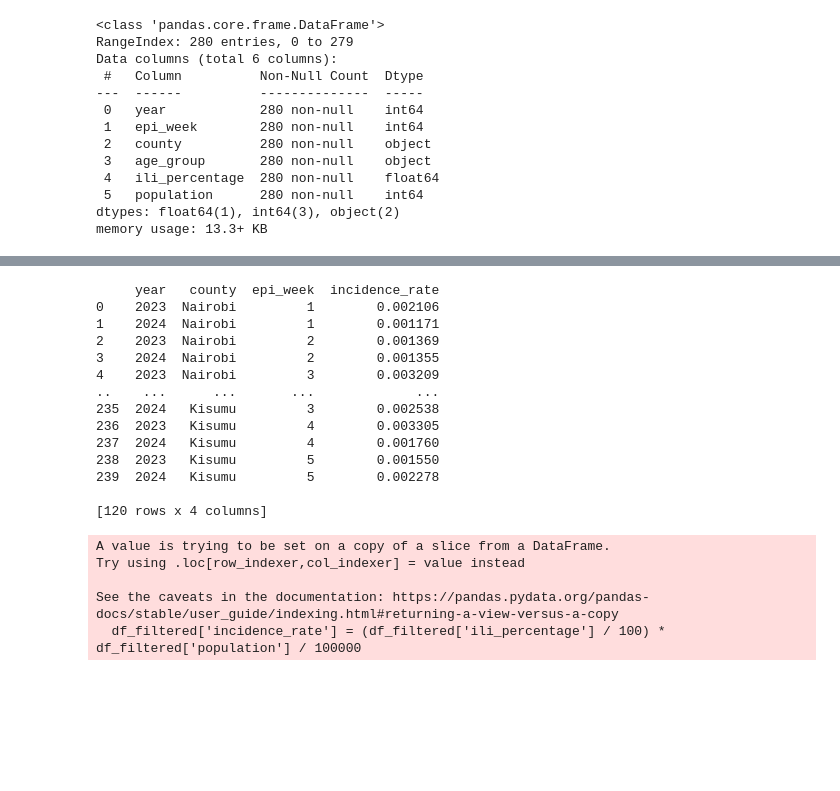
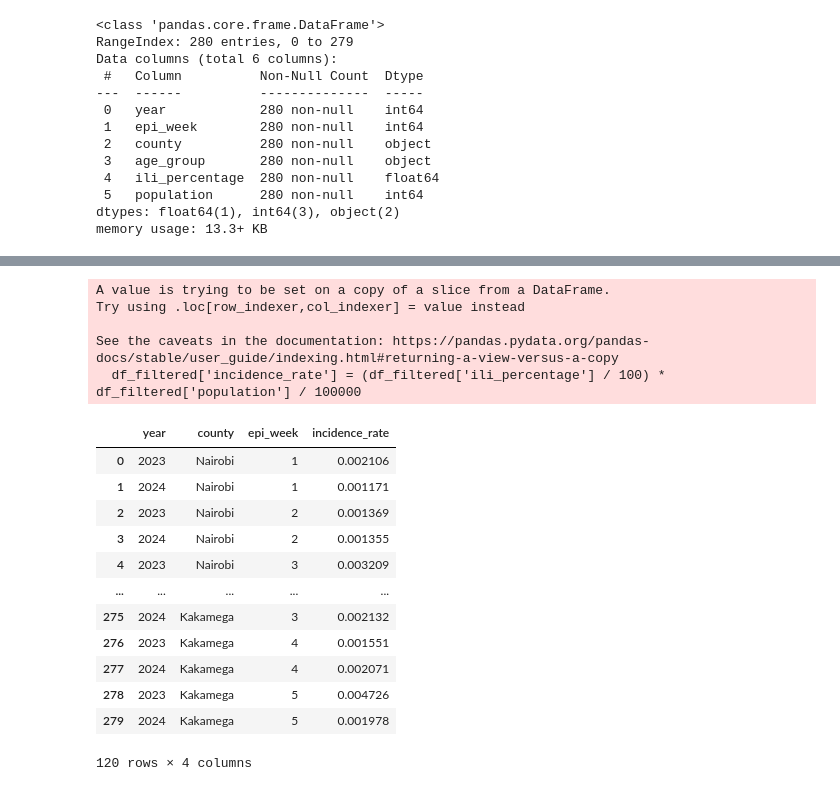
Before and after one commit to JOHNMARK-cmd/Epi_Task_Data_Intern, a Jupyter notebook: Epidemiology_CEMA.ipynb, the cells around one changed output, grey strips where cells are left out. Drawn from its saved outputs; the diff is of its cells as text; code cells hidden in the pictures; blank space fills up the shorter version.

```diff
--- a/Epidemiology_CEMA.ipynb
+++ b/Epidemiology_CEMA.ipynb
@@ -120,33 +117,32 @@ Number of Cases
 # %%
-# Select three counties for analysis (replace 'County1', 'County2', etc. with actual county names)
-counties_of_interest = ['Kisumu', 'Mombasa', 'Nairobi']
+# Select three counties for analysis
+counties_of_interest = ['Kakamega', 'Machakos', 'Nairobi']
 
 # Filter data for those counties
 df_filtered = df[df['county'].isin(counties_of_interest)]
 
 # Calculate incidence rate (assuming 'ili_percentage' represents the proportion of cases)
 df_filtered['incidence_rate'] = (df_filtered['ili_percentage'] / 100) * df_filtered['population'] / 100000
 
 # Display incidence rate
 incidence_rates = df_filtered[['year', 'county', 'epi_week', 'incidence_rate']]
-print(incidence_rates)
+incidence_rates
 # %% [output]
-     year   county  epi_week  incidence_rate
-0    2023  Nairobi         1        0.002106
-1    2024  Nairobi         1        0.001171
-2    2023  Nairobi         2        0.001369
-3    2024  Nairobi         2        0.001355
-4    2023  Nairobi         3        0.003209
-..    ...      ...       ...             ...
-235  2024   Kisumu         3        0.002538
-236  2023   Kisumu         4        0.003305
-237  2024   Kisumu         4        0.001760
-238  2023   Kisumu         5        0.001550
-239  2024   Kisumu         5        0.002278
+A value is trying to be set on a copy of a slice from a DataFrame.
+Try using .loc[row_indexer,col_indexer] = value instead
 
-[120 rows x 4 columns]
+See the caveats in the documentation: https://pandas.pydata.org/pandas-docs/stable/user_guide/indexing.html#returning-a-view-versus-a-copy
+  df_filtered['incidence_rate'] = (df_filtered['ili_percentage'] / 100) * df_filtered['population'] / 100000
+|  | year | county | epi_week | incidence_rate |
+| 0 | 2023 | Nairobi | 1 | 0.002106 |
+| 1 | 2024 | Nairobi | 1 | 0.001171 |
+| 2 | 2023 | Nairobi | 2 | 0.001369 |
+| 3 | 2024 | Nairobi | 2 | 0.001355 |
+| 4 | 2023 | Nairobi | 3 | 0.003209 |
+| ... | ... | ... | ... | ... |
+| 275 | 2024 | Kakamega | 3 | 0.002132 |
+| 276 | 2023 | Kakamega | 4 | 0.001551 |
+| 277 | 2024 | Kakamega | 4 | 0.002071 |
+| 278 | 2023 | Kakamega | 5 | 0.004726 |
+| 279 | 2024 | Kakamega | 5 | 0.001978 |
-A value is trying to be set on a copy of a slice from a DataFrame.
-Try using .loc[row_indexer,col_indexer] = value instead
-
-See the caveats in the documentation: https://pandas.pydata.org/pandas-docs/stable/user_guide/indexing.html#returning-a-view-versus-a-copy
-  df_filtered['incidence_rate'] = (df_filtered['ili_percentage'] / 100) * df_filtered['population'] / 100000
+120 rows × 4 columns
```
Also changed, not shown: parts of 15 cells of this notebook, 1 other file.
